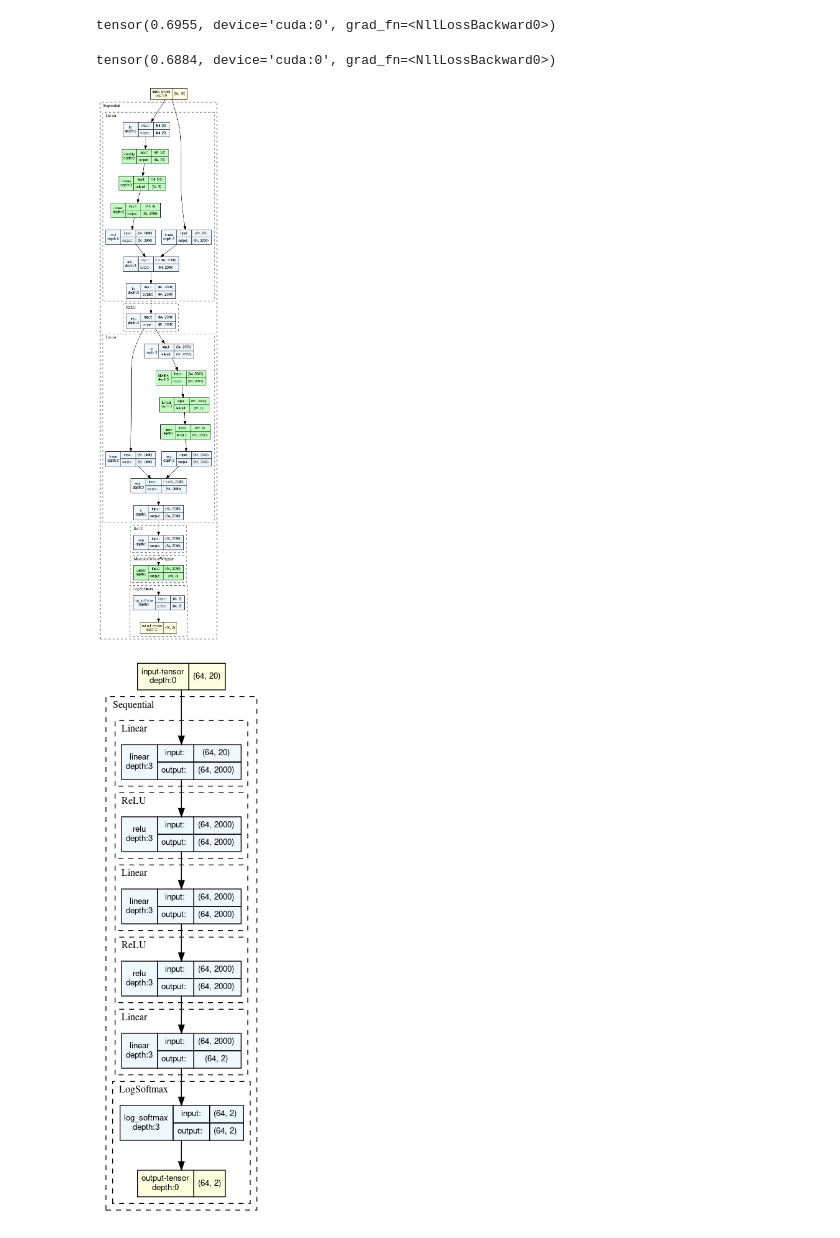
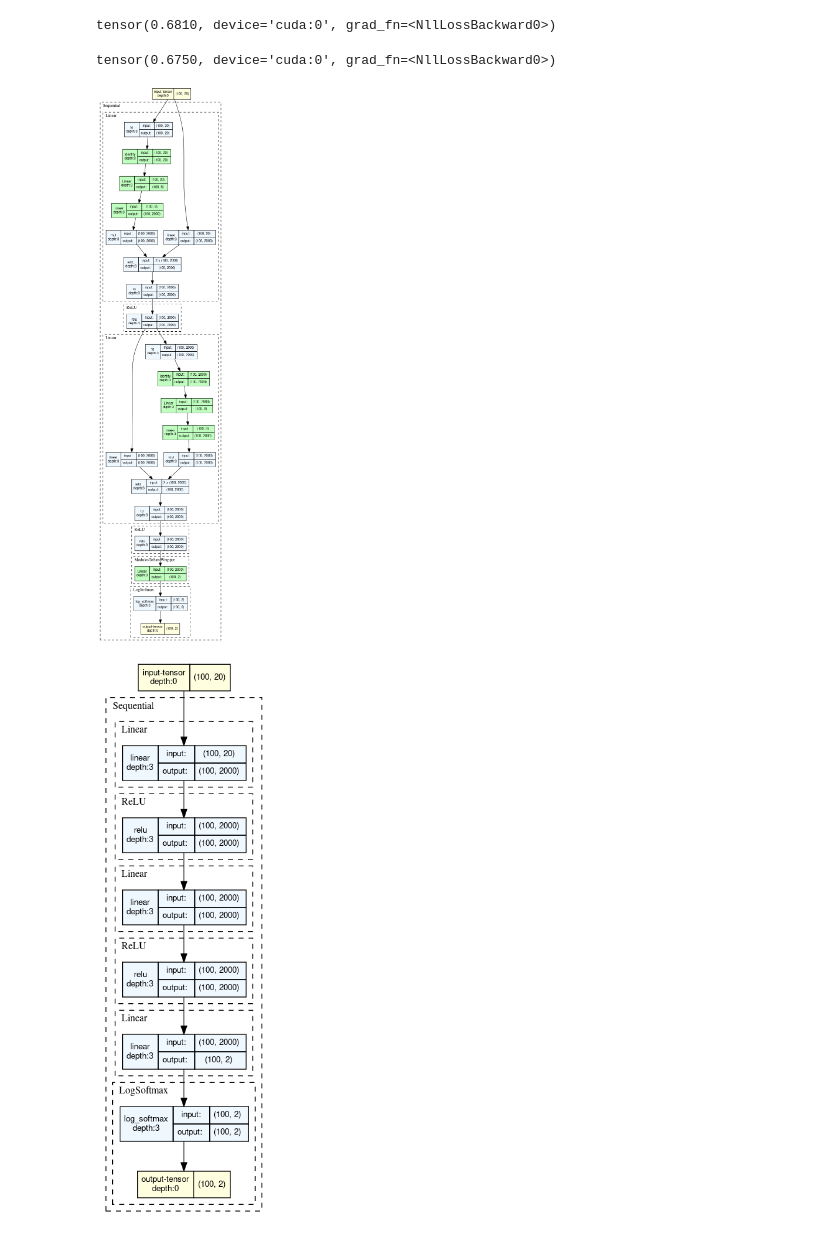
Before and after one commit to MaveriQ/goemotions, a Jupyter notebook: visualize_peft.ipynb, the cells around one changed output. Cells and saved outputs as stored; diff of their text form; code cells hidden in the pictures.

```diff
--- a/visualize_peft.ipynb
+++ b/visualize_peft.ipynb
@@ -41,3 +29,6 @@ train_dataloader = torch.utils.data.DataLoader(
+# %%
+X = torch.rand((100, 20)).to(device)
+y = (X.sum(1) > 10).long().to(device)
 # %%
 config = peft.LoraConfig(
     r=8,
@@ -66,22 +53,22 @@ tensor(0.6955, device='cuda:0', grad_fn=<NllLossBackward0>)
 # %%
-print(step(peft_model,batch))
+print(step(peft_model,X,y))
 # %% [output]
-tensor(0.6955, device='cuda:0', grad_fn=<NllLossBackward0>)
+tensor(0.6810, device='cuda:0', grad_fn=<NllLossBackward0>)
 # %%
-print(step(orig_module,batch))
+print(step(orig_module,X,y))
 # %% [output]
-tensor(0.6884, device='cuda:0', grad_fn=<NllLossBackward0>)
+tensor(0.6750, device='cuda:0', grad_fn=<NllLossBackward0>)
 # %%
-draw_graph(module, input_data=batch[0],
+draw_graph(module, input_data=X,
            device='meta',
            expand_nested=True,
            hide_module_functions=False,).visual_graph
 # %% [output]
-[figure, old version]
+[figure, new version]
 # %%
-draw_graph(orig_module, input_data=batch[0],
+draw_graph(orig_module, input_data=X,
            device='meta',
            expand_nested=True,
            hide_module_functions=False,).visual_graph
 # %% [output]
-[figure, old version]
+[figure, new version]
```
Also changed, not shown: parts of 7 cells of this notebook, 5 other files.
